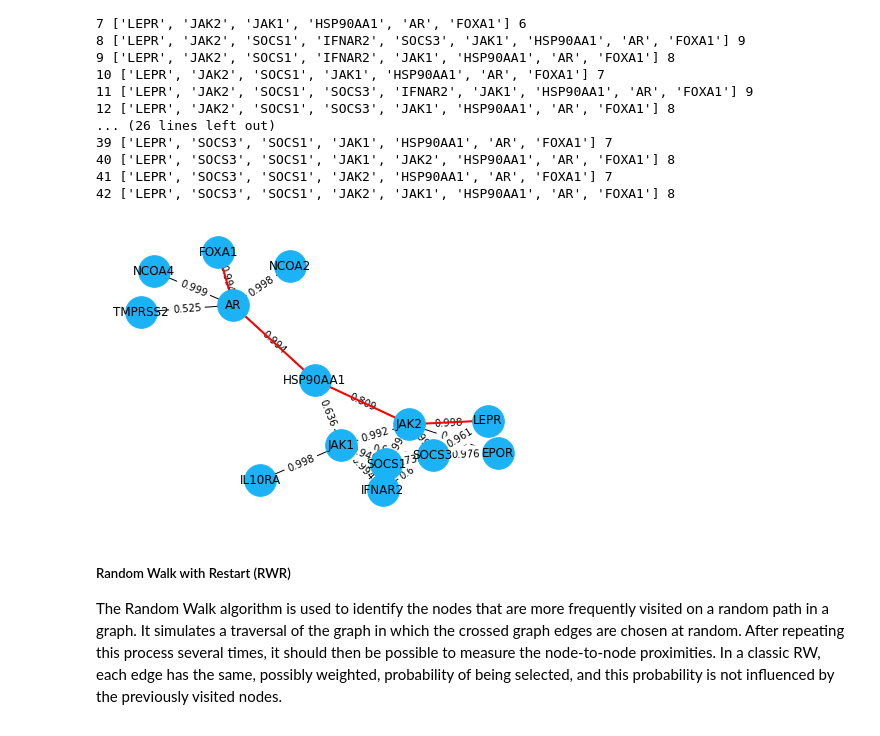
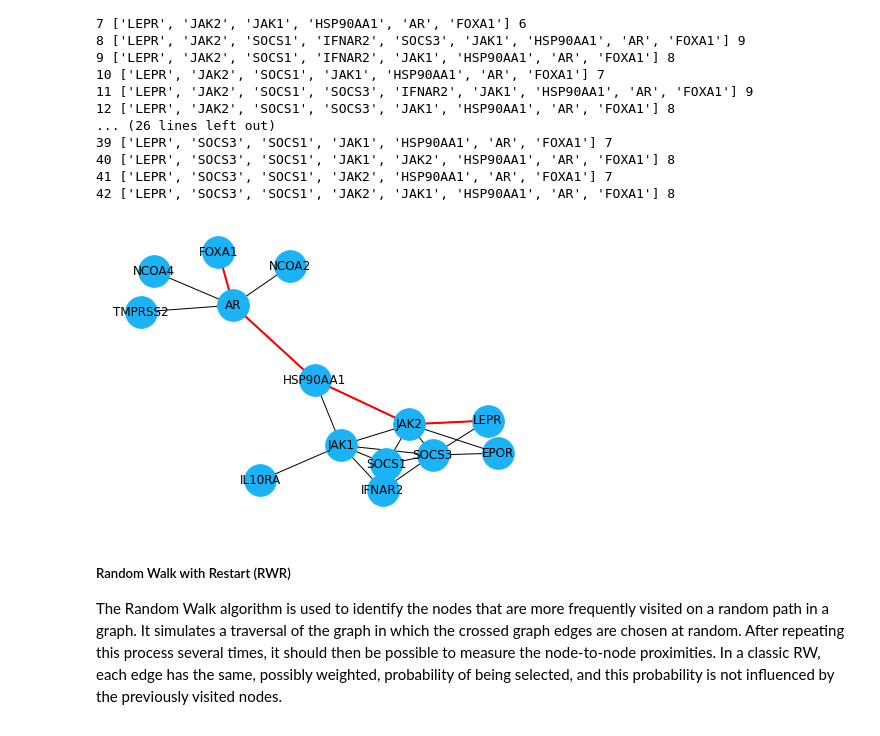
Before and after one commit to UEFBiomedicalInformaticsLab/NetBio_Summer_2023, a Jupyter notebook: 2_Network_Data_Mining.ipynb, the cells around one changed output. Drawn from its saved outputs; the diff is of its cells as text; code cells hidden in the pictures.

```diff
--- a/2_Network_Data_Mining.ipynb
+++ b/2_Network_Data_Mining.ipynb
@@ -112,14 +112,14 @@ for i, path in enumerate(all_paths):
 # %%
 # Highlight the shortest path in the network
 nx.draw(STRING_PPI, with_labels = True, pos = STRING_PPI_pos, node_size = 1000, node_color = "#1BB3F5")
-shortest_path = nx.shortest_path(STRING_PPI, source = "LEPR", target = "FOXA1", weight = "combined_score")
+shortest_path = nx.shortest_path(STRING_PPI, source = "LEPR", target = "FOXA1")
 path_edges = list(zip(shortest_path,shortest_path[1:]))
-edge_weights = nx.get_edge_attributes(STRING_PPI, "combined_score")
-nx.draw_networkx_edge_labels(STRING_PPI, pos = STRING_PPI_pos, edge_labels = edge_weights)
+# edge_weights = nx.get_edge_attributes(STRING_PPI, "combined_score")
+# nx.draw_networkx_edge_labels(STRING_PPI, pos = STRING_PPI_pos, edge_labels = edge_weights)
 nx.draw_networkx_edges(STRING_PPI, STRING_PPI_pos, edgelist = path_edges, edge_color = 'r', width = 2)
 plt.show()
 # %% [output]
-[figure, old version]
+[figure, new version]
 # %% [markdown]
 ##### Random Walk with Restart (RWR)
 The Random Walk algorithm is used to identify the nodes that are more frequently visited on a random path in a graph. It simulates a traversal of the graph in which the crossed graph edges are chosen at random. After repeating this process several times, it should then be possible to measure the node-to-node proximities. In a classic RW, each edge has the same, possibly weighted, probability of being selected, and this probability is not influenced by the previously visited nodes.
```
Also changed, not shown: 4 other files.
